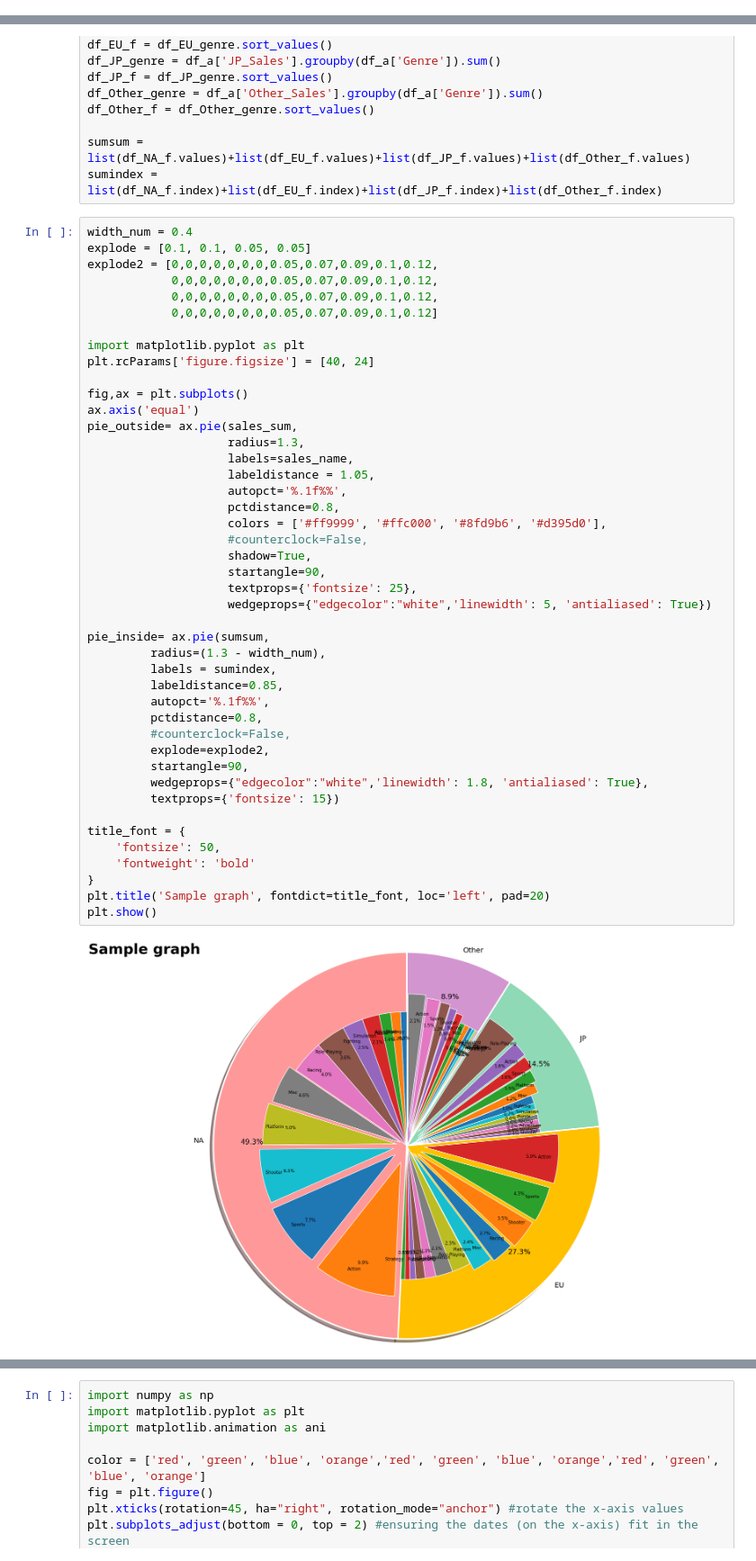
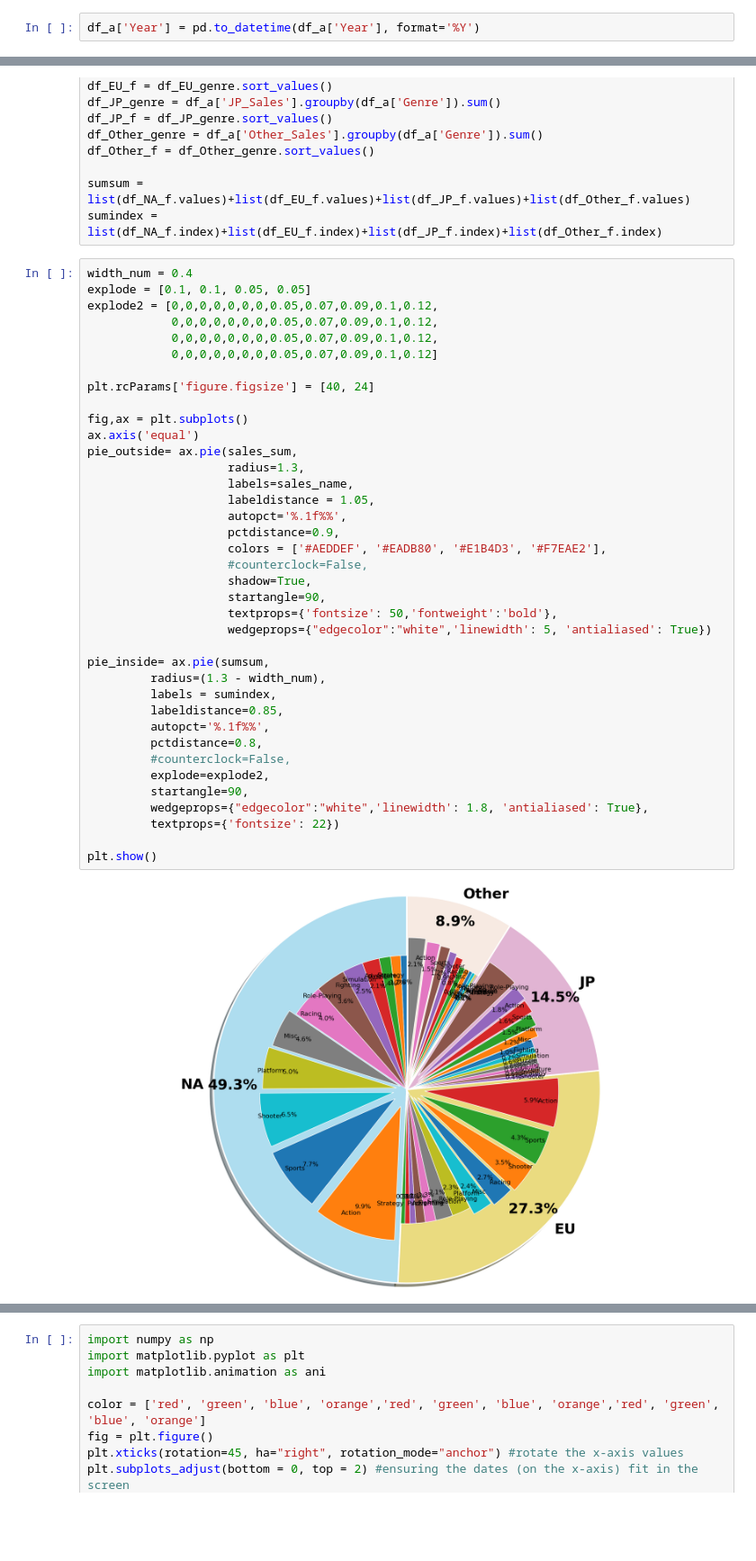
Before and after one commit to momotonton/DS_Project, a Jupyter notebook: Project_1.ipynb, the cells around one changed output, grey strips where cells are left out. Shown at 90% size. Saved outputs shown, nothing was run; the diff lists cells and outputs as text; blank space fills up the shorter version.

```diff
--- a/Project_1.ipynb
+++ b/Project_1.ipynb
@@ -314,3 +332,5 @@ import seaborn as sns
+# %%
+df_a['Year'] = pd.to_datetime(df_a['Year'], format='%Y')
 # %%
 sales_sum = df_a[['NA_Sales','EU_Sales','JP_Sales','Other_Sales']].sum()
 
@@ -341,41 +361,35 @@ explode2 = [0,0,0,0,0,0,0,0.05,0.07,0.09,0.1,0.12,
             0,0,0,0,0,0,0,0.05,0.07,0.09,0.1,0.12,
             0,0,0,0,0,0,0,0.05,0.07,0.09,0.1,0.12]
 
-import matplotlib.pyplot as plt
 plt.rcParams['figure.figsize'] = [40, 24]
 
 fig,ax = plt.subplots()
 ax.axis('equal')
 pie_outside= ax.pie(sales_sum,
                     radius=1.3,
                     labels=sales_name,
                     labeldistance = 1.05,
                     autopct='%.1f%%',
-                    pctdistance=0.8,
-                    colors = ['#ff9999', '#ffc000', '#8fd9b6', '#d395d0'],
+                    pctdistance=0.9,
+                    colors = ['#AEDDEF', '#EADB80', '#E1B4D3', '#F7EAE2'],
                     #counterclock=False,
                     shadow=True,
                     startangle=90,
-                    textprops={'fontsize': 25},
+                    textprops={'fontsize': 50,'fontweight':'bold'},
                     wedgeprops={"edgecolor":"white",'linewidth': 5, 'antialiased': True})
 
 pie_inside= ax.pie(sumsum,
          radius=(1.3 - width_num),
          labels = sumindex,
          labeldistance=0.85,
          autopct='%.1f%%',
          pctdistance=0.8,
          #counterclock=False,
          explode=explode2,
          startangle=90,
          wedgeprops={"edgecolor":"white",'linewidth': 1.8, 'antialiased': True},
-         textprops={'fontsize': 15})
+         textprops={'fontsize': 22})
 
-title_font = {
-    'fontsize': 50,
-    'fontweight': 'bold'
-}
-plt.title('Sample graph', fontdict=title_font, loc='left', pad=20)
 plt.show()
 # %% [output]
-[figure, old version]
+[figure, new version]
```
Also changed, not shown: parts of 45 cells of this notebook.
